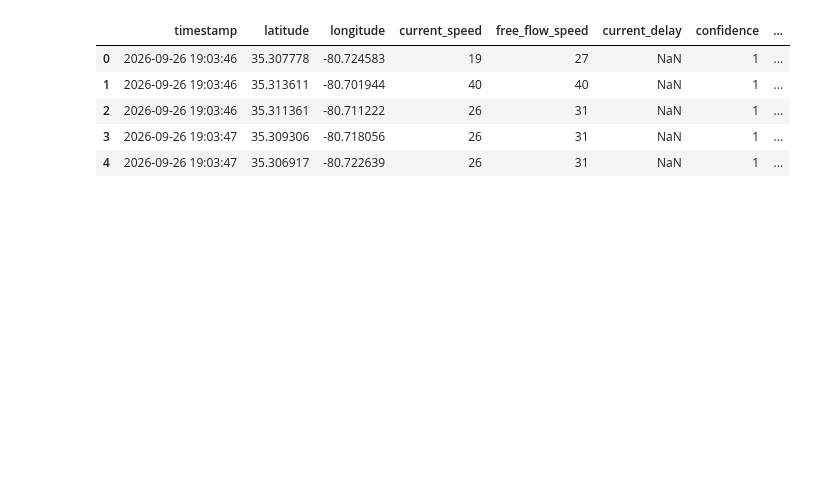
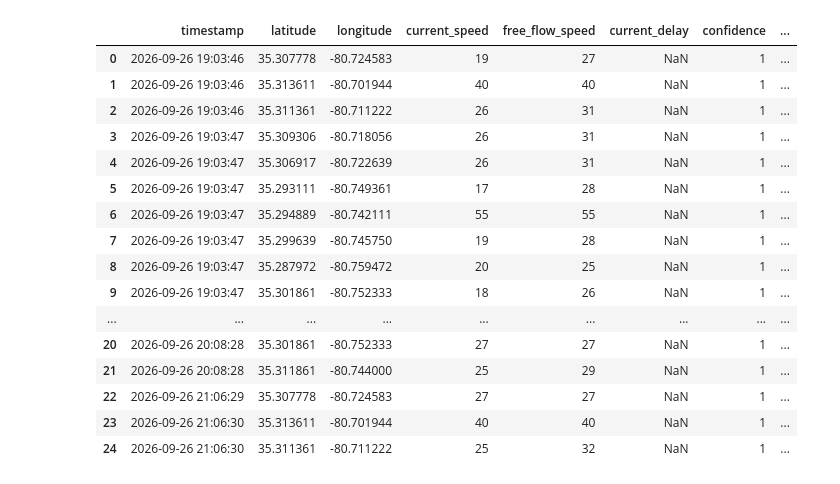
Before and after one commit to Beansproutss/DTSC-3601-Final-Project, a Jupyter notebook: Initial_Demo.ipynb, the cells around one changed output. Cells and saved outputs as stored; diff of their text form; code cells hidden in the pictures; blank space fills up the shorter version.

```diff
--- a/Initial_Demo.ipynb
+++ b/Initial_Demo.ipynb
@@ -85,0 +101,16 @@ df2_final.head(20)
+# %%
+s3_client = boto3.client("s3")
+
+response2 = s3_client.get_object(Bucket=bucket, Key="ncdot/traffic/aadt_stations_2026-09-27_15-13-28-302554.csv")
+
+
+raw_bytes = response2["Body"].read()
+try:
+    data_bytes = gzip.decompress(raw_bytes)
+except gzip.BadGzipFile:
+    data_bytes = raw_bytes
+
+df2_final = pd.read_csv(io.BytesIO(data_bytes))
+
+
+df2_final.head(20)
@@ -86,18 +169,44 @@ df2_final.head(20)
 # %%
 # Combine the two dataframes
 
-df2_final["longitude"]=df2_final["longitude"].astype(str).str.strip()
-final_df["longitude"]=final_df["longitude"].astype(str).str.strip()
+final_df["latitude"] = pd.to_numeric(final_df["latitude"])
+final_df["longitude"] = pd.to_numeric(final_df["longitude"])
+df2_final["matched_latitude"] = pd.to_numeric(df2_final["matched_latitude"])
+df2_final["matched_longitude"] = pd.to_numeric(df2_final["matched_longitude"])
 
-location_map = df2_final.set_index("longitude")["attributes.AADT_2022"]
+df2_final["round_key"] = (
+    df2_final["matched_latitude"].round(4).astype(str) + "_" +
+    df2_final["matched_longitude"].round(4).astype(str)
+)
 
-final_df["AADT_2022"] = final_df["longitude"].map(location_map)
+traffic_map=df2_final.set_index("round_key")["AADT_2022"]
 
-final_df.head()
+final_df["round_key"] = (
+    final_df["latitude"].round(4).astype(str) + "_" +
+    final_df["longitude"].round(4).astype(str)
+)
+
+final_df["AADT_2022"] = final_df["round_key"].map(traffic_map)
+
+final_df = final_df.drop(columns=["round_key"])
+df2_final = df2_final.drop(columns=["round_key"])
+
+final_df.head(25)
 # %% [output]
 |  | timestamp | latitude | longitude | current_speed | free_flow_speed | current_delay | confidence | ... |
 | 0 | 2026-09-26 19:03:46 | 35.307778 | -80.724583 | 19 | 27 | NaN | 1 | ... |
 | 1 | 2026-09-26 19:03:46 | 35.313611 | -80.701944 | 40 | 40 | NaN | 1 | ... |
 | 2 | 2026-09-26 19:03:46 | 35.311361 | -80.711222 | 26 | 31 | NaN | 1 | ... |
 | 3 | 2026-09-26 19:03:47 | 35.309306 | -80.718056 | 26 | 31 | NaN | 1 | ... |
 | 4 | 2026-09-26 19:03:47 | 35.306917 | -80.722639 | 26 | 31 | NaN | 1 | ... |
+| 5 | 2026-09-26 19:03:47 | 35.293111 | -80.749361 | 17 | 28 | NaN | 1 | ... |
+| 6 | 2026-09-26 19:03:47 | 35.294889 | -80.742111 | 55 | 55 | NaN | 1 | ... |
+| 7 | 2026-09-26 19:03:47 | 35.299639 | -80.745750 | 19 | 28 | NaN | 1 | ... |
+| 8 | 2026-09-26 19:03:47 | 35.287972 | -80.759472 | 20 | 25 | NaN | 1 | ... |
+| 9 | 2026-09-26 19:03:47 | 35.301861 | -80.752333 | 18 | 26 | NaN | 1 | ... |
+| ... | ... | ... | ... | ... | ... | ... | ... | ... |
+| 20 | 2026-09-26 20:08:28 | 35.301861 | -80.752333 | 27 | 27 | NaN | 1 | ... |
+| 21 | 2026-09-26 20:08:28 | 35.311861 | -80.744000 | 25 | 29 | NaN | 1 | ... |
+| 22 | 2026-09-26 21:06:29 | 35.307778 | -80.724583 | 27 | 27 | NaN | 1 | ... |
+| 23 | 2026-09-26 21:06:30 | 35.313611 | -80.701944 | 40 | 40 | NaN | 1 | ... |
+| 24 | 2026-09-26 21:06:30 | 35.311361 | -80.711222 | 25 | 32 | NaN | 1 | ... |
```
Also changed, not shown: parts of 10 cells of this notebook, 3 other files.
